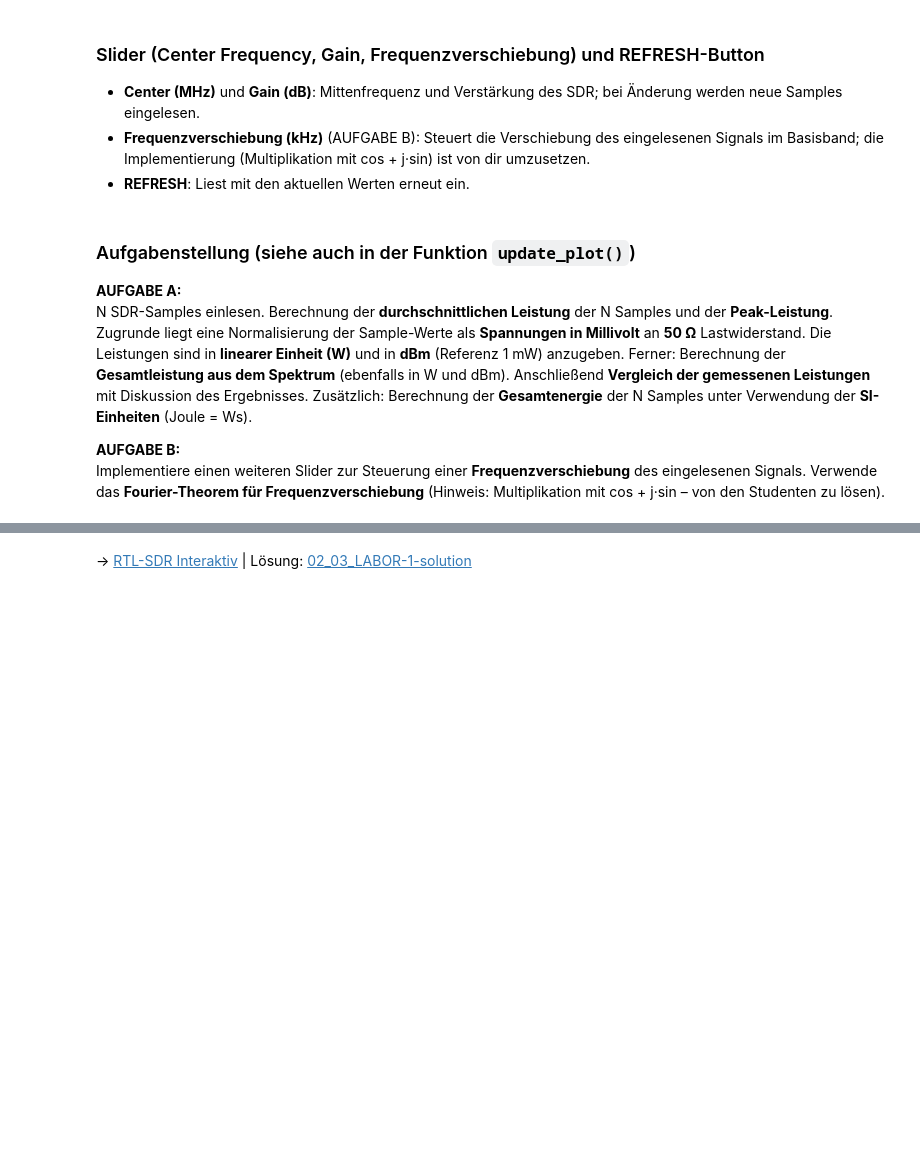
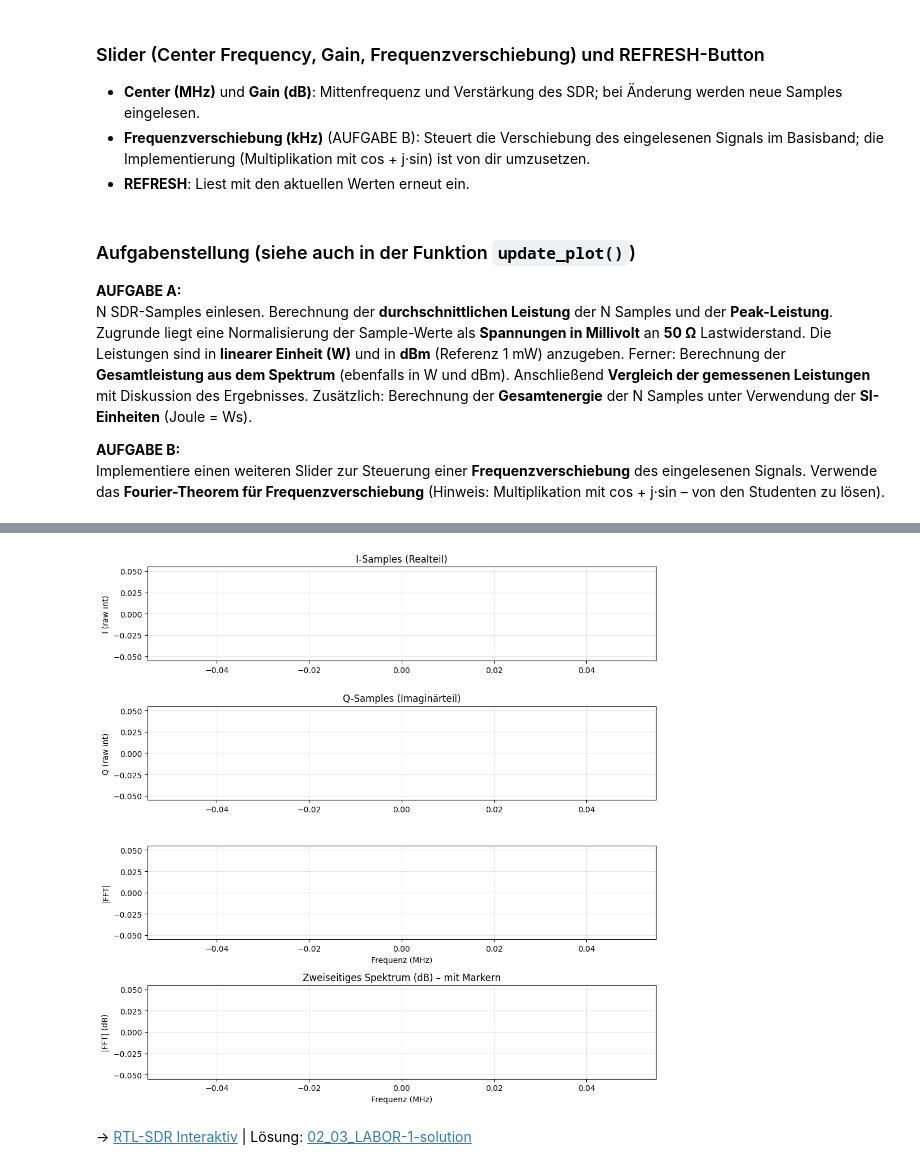
Before and after one commit to uwe-knaus/kt-course-knaus, a Jupyter notebook: lab_suite/labs/02_03_LABOR-1/submissions/SDR-measurements.ipynb, the cells around one changed output, grey strips where cells are left out. Cells and saved outputs as stored; diff of their text form; code cells hidden in the pictures; blank space fills up the shorter version.

```diff
--- a/lab_suite/labs/02_03_LABOR-1/submissions/SDR-measurements.ipynb
+++ b/lab_suite/labs/02_03_LABOR-1/submissions/SDR-measurements.ipynb
@@ -139,6 +139,10 @@ def update_plot(change=None):
     # P_peak = ...  # Peak-Leistung, dann P_peak_dBm
     # P_spektrum = ...  # Gesamtleistung aus Spektrum (Parseval), dann P_spektrum_dBm
     # E_gesamt = ...  # Gesamtenergie in Joule
+    for n in samples:
+
+
+
     for ax in axes:
         ax.relim()
         ax.autoscale_view()
@@ -156,2 +160,3 @@ VBox(children=(Label(value='Center (MHz), Gain (dB), Frequenzverschiebung (kHz);
+[figure, added]
 # %% [markdown]
 → [RTL-SDR Interaktiv](../02_02_SDR_Intro/rtl_sdr_spectrum_interactive.ipynb) | Lösung: [02_03_LABOR-1-solution](02_03_LABOR-1-solution.ipynb)
```
Also changed, not shown: parts of 1 cell of this notebook, 1 other file.
